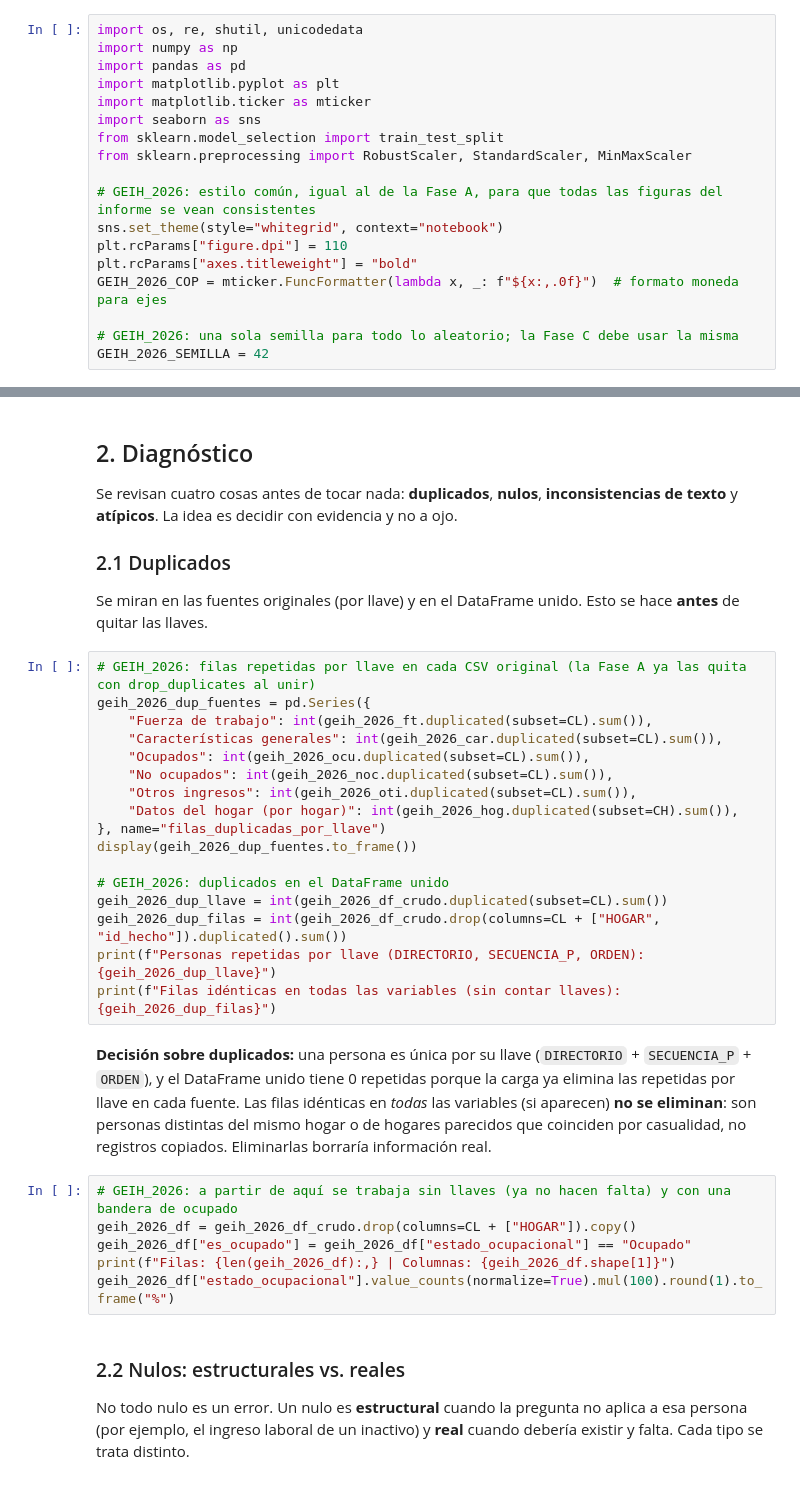
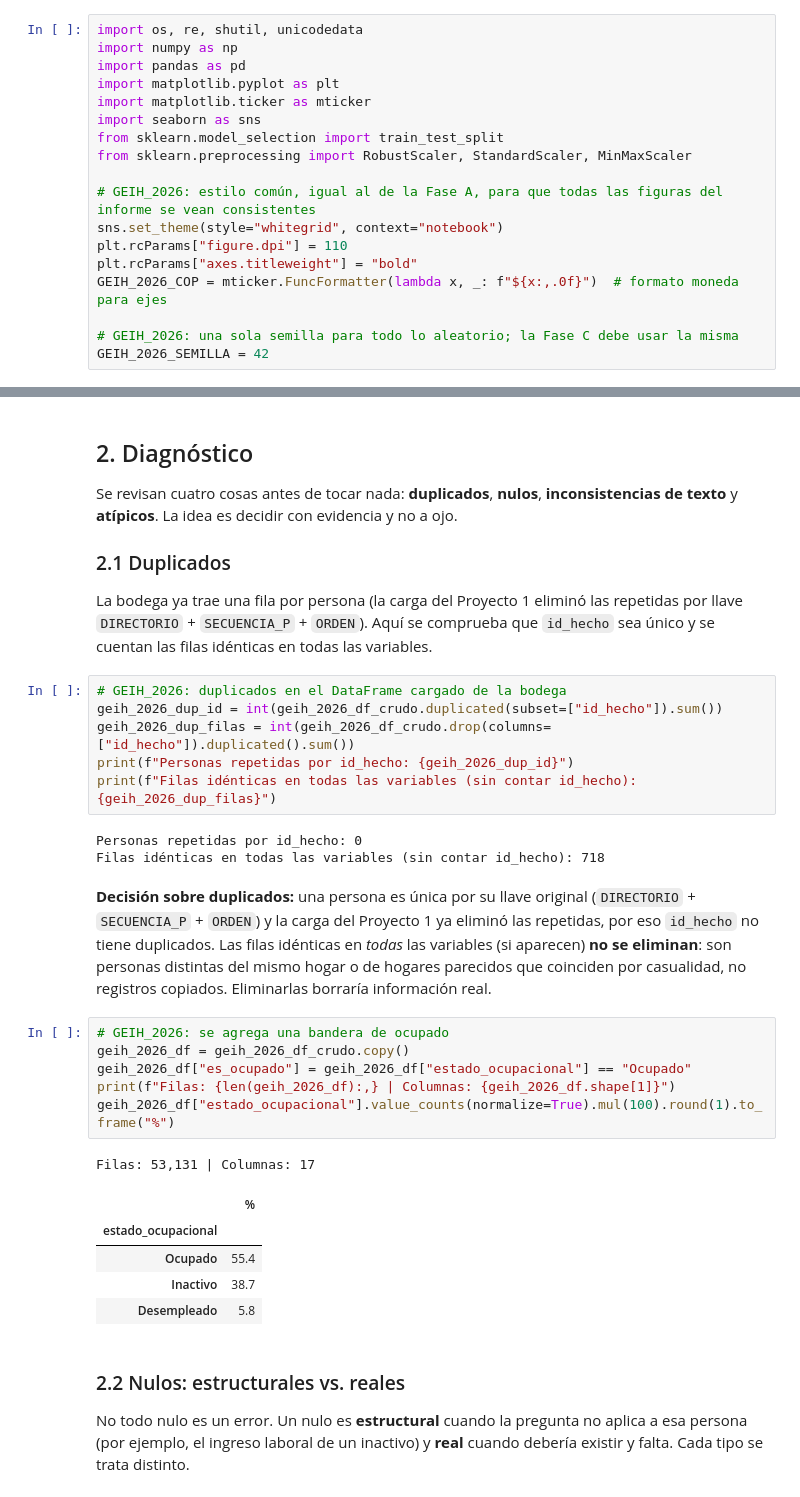
Before and after one commit to JuanCVO/Proyecto-1-ICD, a Jupyter notebook: entrega 2/fase_b_limpieza.ipynb, the cells around one changed output, grey strips where cells are left out. Saved outputs shown, nothing was run; the diff lists cells and outputs as text.

```diff
--- a/entrega 2/fase_b_limpieza.ipynb
+++ b/entrega 2/fase_b_limpieza.ipynb
@@ -219,32 +189,31 @@ geih_2026_df_crudo.drop(columns=CL + ["HOGAR"]).dtypes.to_frame("dtype")
 Se revisan cuatro cosas antes de tocar nada: **duplicados**, **nulos**, **inconsistencias de texto** y **atípicos**. La idea es decidir con evidencia y no a ojo.
 
 ### 2.1 Duplicados
-Se miran en las fuentes originales (por llave) y en el DataFrame unido. Esto se hace **antes** de quitar las llaves.
+La bodega ya trae una fila por persona (la carga del Proyecto 1 eliminó las repetidas por llave `DIRECTORIO` + `SECUENCIA_P` + `ORDEN`). Aquí se comprueba que `id_hecho` sea único y se cuentan las filas idénticas en todas las variables.
 # %%
-# GEIH_2026: filas repetidas por llave en cada CSV original (la Fase A ya las quita con drop_duplicates al unir)
-geih_2026_dup_fuentes = pd.Series({
-    "Fuerza de trabajo": int(geih_2026_ft.duplicated(subset=CL).sum()),
-    "Características generales": int(geih_2026_car.duplicated(subset=CL).sum()),
-    "Ocupados": int(geih_2026_ocu.duplicated(subset=CL).sum()),
-    "No ocupados": int(geih_2026_noc.duplicated(subset=CL).sum()),
-    "Otros ingresos": int(geih_2026_oti.duplicated(subset=CL).sum()),
-    "Datos del hogar (por hogar)": int(geih_2026_hog.duplicated(subset=CH).sum()),
-}, name="filas_duplicadas_por_llave")
-display(geih_2026_dup_fuentes.to_frame())
-
-# GEIH_2026: duplicados en el DataFrame unido
-geih_2026_dup_llave = int(geih_2026_df_crudo.duplicated(subset=CL).sum())
-geih_2026_dup_filas = int(geih_2026_df_crudo.drop(columns=CL + ["HOGAR", "id_hecho"]).duplicated().sum())
-print(f"Personas repetidas por llave (DIRECTORIO, SECUENCIA_P, ORDEN): {geih_2026_dup_llave}")
-print(f"Filas idénticas en todas las variables (sin contar llaves): {geih_2026_dup_filas}")
+# GEIH_2026: duplicados en el DataFrame cargado de la bodega
+geih_2026_dup_id = int(geih_2026_df_crudo.duplicated(subset=["id_hecho"]).sum())
+geih_2026_dup_filas = int(geih_2026_df_crudo.drop(columns=["id_hecho"]).duplicated().sum())
+print(f"Personas repetidas por id_hecho: {geih_2026_dup_id}")
+print(f"Filas idénticas en todas las variables (sin contar id_hecho): {geih_2026_dup_filas}")
+# %% [output]
+Personas repetidas por id_hecho: 0
+Filas idénticas en todas las variables (sin contar id_hecho): 718
 # %% [markdown]
-**Decisión sobre duplicados:** una persona es única por su llave (`DIRECTORIO` + `SECUENCIA_P` + `ORDEN`), y el DataFrame unido tiene 0 repetidas porque la carga ya elimina las repetidas por llave en cada fuente. Las filas idénticas en *todas* las variables (si aparecen) **no se eliminan**: son personas distintas del mismo hogar o de hogares parecidos que coinciden por casualidad, no registros copiados. Eliminarlas borraría información real.
+**Decisión sobre duplicados:** una persona es única por su llave original (`DIRECTORIO` + `SECUENCIA_P` + `ORDEN`) y la carga del Proyecto 1 ya eliminó las repetidas, por eso `id_hecho` no tiene duplicados. Las filas idénticas en *todas* las variables (si aparecen) **no se eliminan**: son personas distintas del mismo hogar o de hogares parecidos que coinciden por casualidad, no registros copiados. Eliminarlas borraría información real.
 # %%
-# GEIH_2026: a partir de aquí se trabaja sin llaves (ya no hacen falta) y con una bandera de ocupado
-geih_2026_df = geih_2026_df_crudo.drop(columns=CL + ["HOGAR"]).copy()
+# GEIH_2026: se agrega una bandera de ocupado
+geih_2026_df = geih_2026_df_crudo.copy()
 geih_2026_df["es_ocupado"] = geih_2026_df["estado_ocupacional"] == "Ocupado"
 print(f"Filas: {len(geih_2026_df):,} | Columnas: {geih_2026_df.shape[1]}")
 geih_2026_df["estado_ocupacional"].value_counts(normalize=True).mul(100).round(1).to_frame("%")
+# %% [output]
+Filas: 53,131 | Columnas: 17
+|  | % |
+| estado_ocupacional |  |
+| Ocupado | 55.4 |
+| Inactivo | 38.7 |
+| Desempleado | 5.8 |
 # %% [markdown]
 ### 2.2 Nulos: estructurales vs. reales
 No todo nulo es un error. Un nulo es **estructural** cuando la pregunta no aplica a esa persona (por ejemplo, el ingreso laboral de un inactivo) y **real** cuando debería existir y falta. Cada tipo se trata distinto.
```
Also changed, not shown: parts of 23 cells of this notebook, 9 other files.
